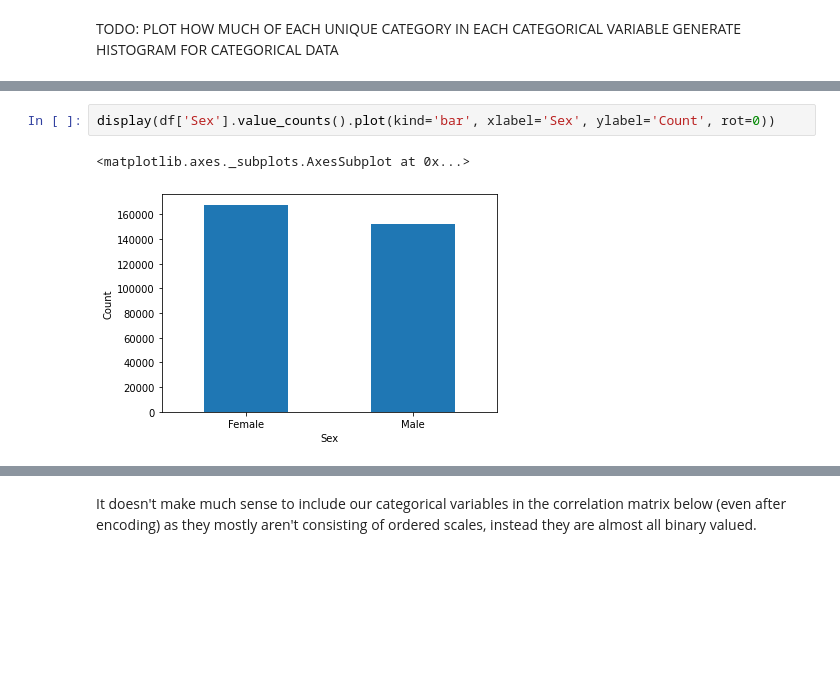
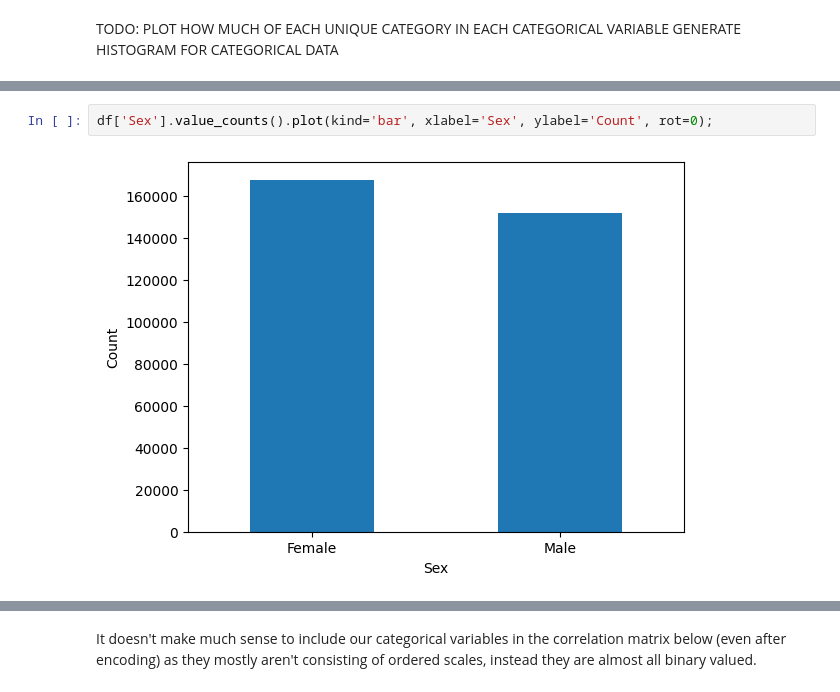
Before and after one commit to mhelkey/ecs171, a Jupyter notebook: main.ipynb, the cells around one changed output, grey strips where cells are left out. Saved outputs shown, nothing was run; the diff lists cells and outputs as text; blank space fills up the shorter version.

```diff
--- a/main.ipynb
+++ b/main.ipynb
@@ -156,6 +152,5 @@ display(df['DiffWalking'].value_counts().plot(kind='bar', xlabel='DiffWalking',
 # %%
-display(df['Sex'].value_counts().plot(kind='bar', xlabel='Sex', ylabel='Count', rot=0))
+df['Sex'].value_counts().plot(kind='bar', xlabel='Sex', ylabel='Count', rot=0);
 # %% [output]
-<matplotlib.axes._subplots.AxesSubplot at 0x...>
-[figure, old version]
+[figure, new version]
 # %%
```
Also changed, not shown: parts of 16 cells of this notebook, 5 other files.
